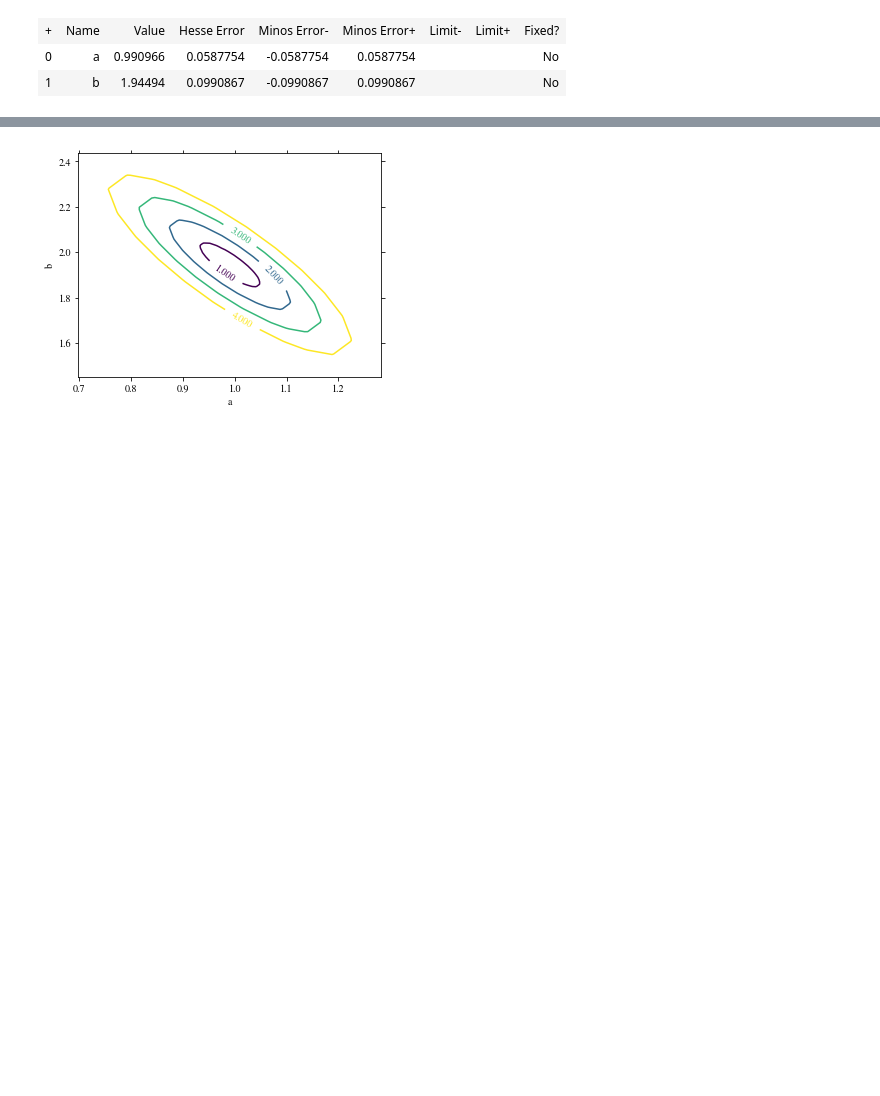
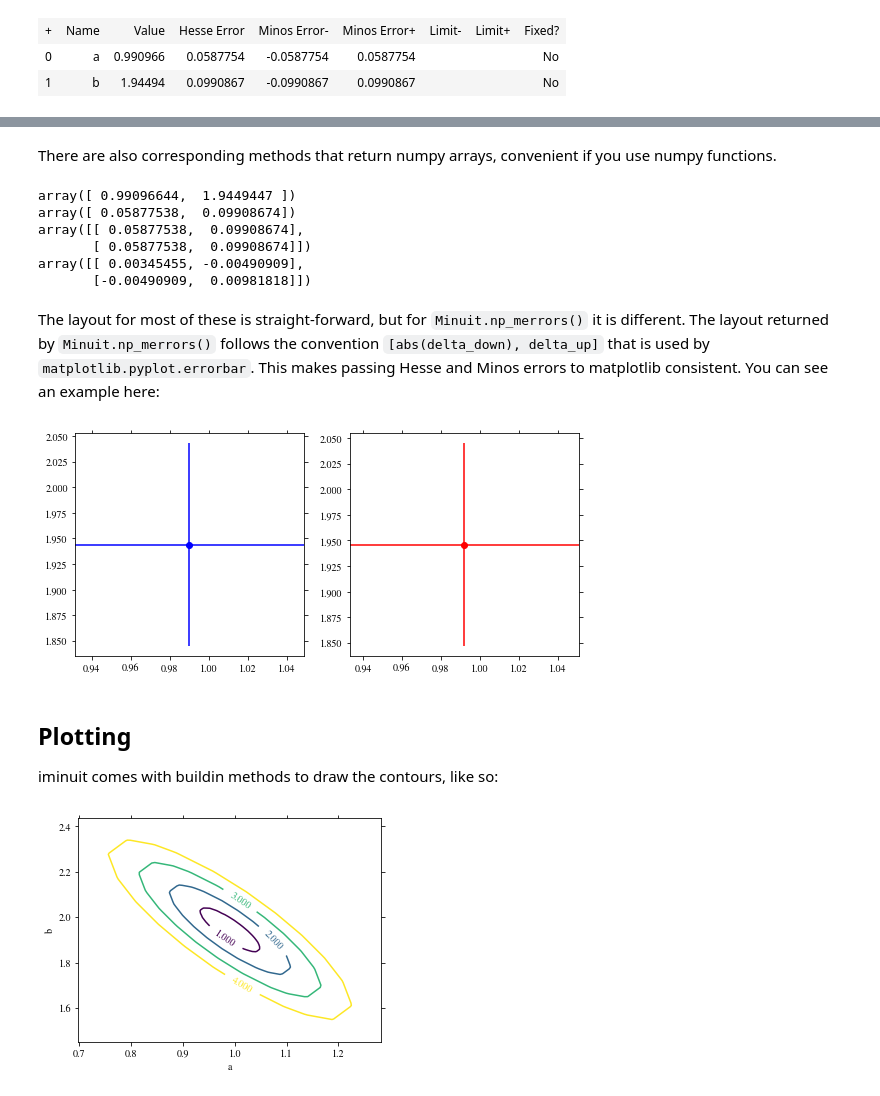
Before and after one commit to scikit-hep/iminuit, a Jupyter notebook: tutorial/tutorial.ipynb, the cells around one changed output, grey strips where cells are left out. Cells and saved outputs as stored; diff of their text form; code cells hidden in the pictures; blank space fills up the shorter version.

```diff
--- a/tutorial/tutorial.ipynb
+++ b/tutorial/tutorial.ipynb
@@ -457 +485,34 @@ iminuit comes with buildin methods to draw the contours, like so:
+# %% [markdown]
+There are also corresponding methods that return numpy arrays, convenient if you use numpy functions.
+# %%
+# note these are methods and not a properties
+pprint(m.np_values())
+pprint(m.np_errors())
+pprint(m.np_merrors())
+pprint(m.np_covariance())
+# %% [output]
+array([ 0.99096644,  1.9449447 ])
+array([ 0.05877538,  0.09908674])
+array([[ 0.05877538,  0.09908674],
+       [ 0.05877538,  0.09908674]])
+array([[ 0.00345455, -0.00490909],
+       [-0.00490909,  0.00981818]])
+# %% [markdown]
+The layout for most of these is straight-forward, but for `Minuit.np_merrors()` it is different. The layout returned by `Minuit.np_merrors()` follows the convention `[abs(delta_down), delta_up]` that is used by `matplotlib.pyplot.errorbar`. This makes passing Hesse and Minos errors to matplotlib consistent. You can see an example here:
+# %%
+v = m.np_values()
+ve = m.np_errors()
+vm = m.np_merrors()
+off = 1e-3
+fig, ax =subplots(1, 2, figsize=(10, 4))
+# show hesse errors
+ax[0].errorbar(v[0]-off, v[1]-off, yerr=[ve[1]], xerr=[ve[0]], fmt="ob");
+# show minos errors
+ax[1].errorbar(v[0]+off, v[1]+off, yerr=[ve[1]], xerr=[ve[0]], fmt="or");
+# %% [output]
+[figure, added]
+# %% [markdown]
+## Plotting
+
+iminuit comes with buildin methods to draw the contours, like so:
 # %%
```
Also changed, not shown: parts of 29 cells of this notebook, 2 other files.
